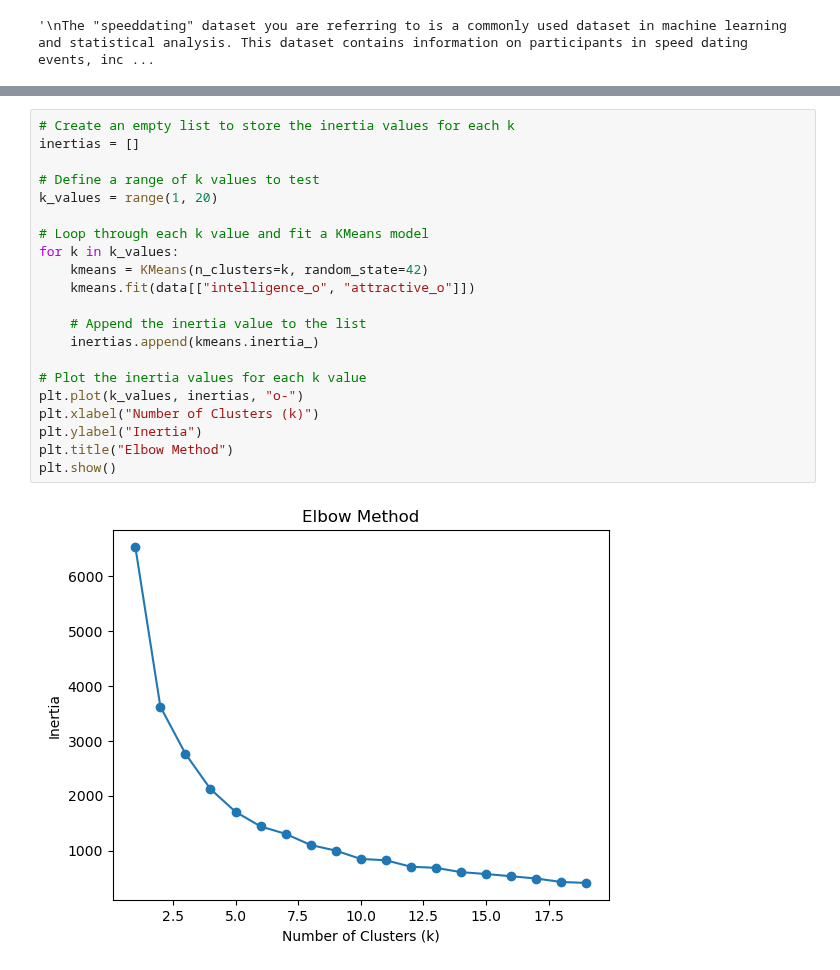
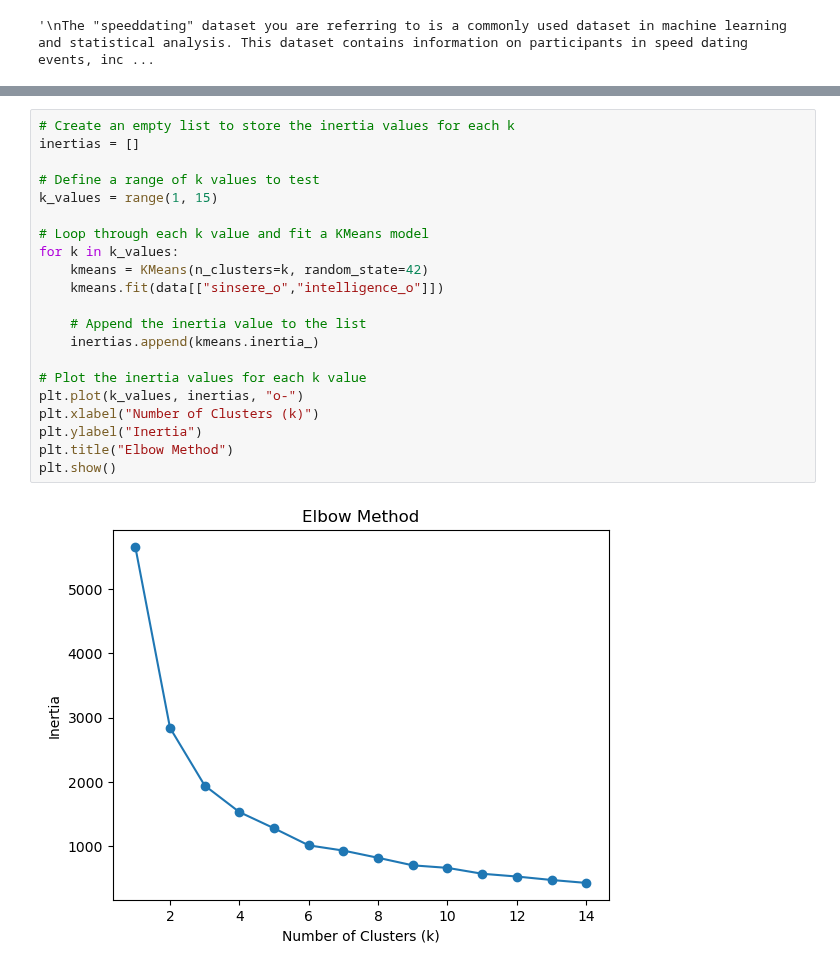
Before and after one commit to afrincon2/Machine_learning, a Jupyter notebook: Clustering/kmeansDating.ipynb, the cells around one changed output, grey strips where cells are left out. Drawn from its saved outputs; the diff is of its cells as text.

```diff
--- a/Clustering/kmeansDating.ipynb
+++ b/Clustering/kmeansDating.ipynb
@@ -137,26 +164,26 @@ plt.scatter(data["intelligence_o"],data["attractive_o"])
 # %%
 # Create an empty list to store the inertia values for each k
 inertias = []
 
 # Define a range of k values to test
-k_values = range(1, 20)
+k_values = range(1, 15)
 
 # Loop through each k value and fit a KMeans model
 for k in k_values:
     kmeans = KMeans(n_clusters=k, random_state=42)
-    kmeans.fit(data[["intelligence_o", "attractive_o"]])
+    kmeans.fit(data[["sinsere_o","intelligence_o"]])
 
     # Append the inertia value to the list
     inertias.append(kmeans.inertia_)
 
 # Plot the inertia values for each k value
 plt.plot(k_values, inertias, "o-")
 plt.xlabel("Number of Clusters (k)")
 plt.ylabel("Inertia")
 plt.title("Elbow Method")
 plt.show()
 # %% [output]
-[figure, old version]
+[figure, new version]
 # %%
 
 # Define the number of clusters to create
```
Also changed, not shown: parts of 19 cells of this notebook.
